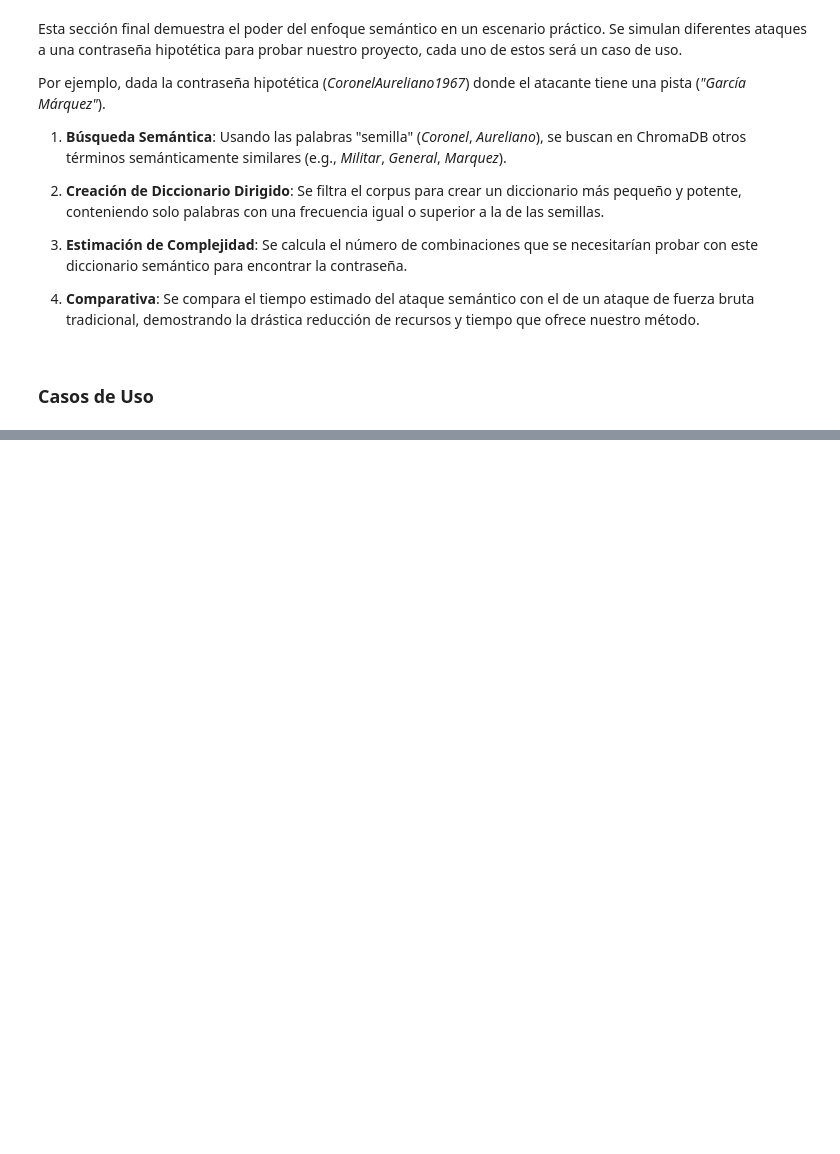
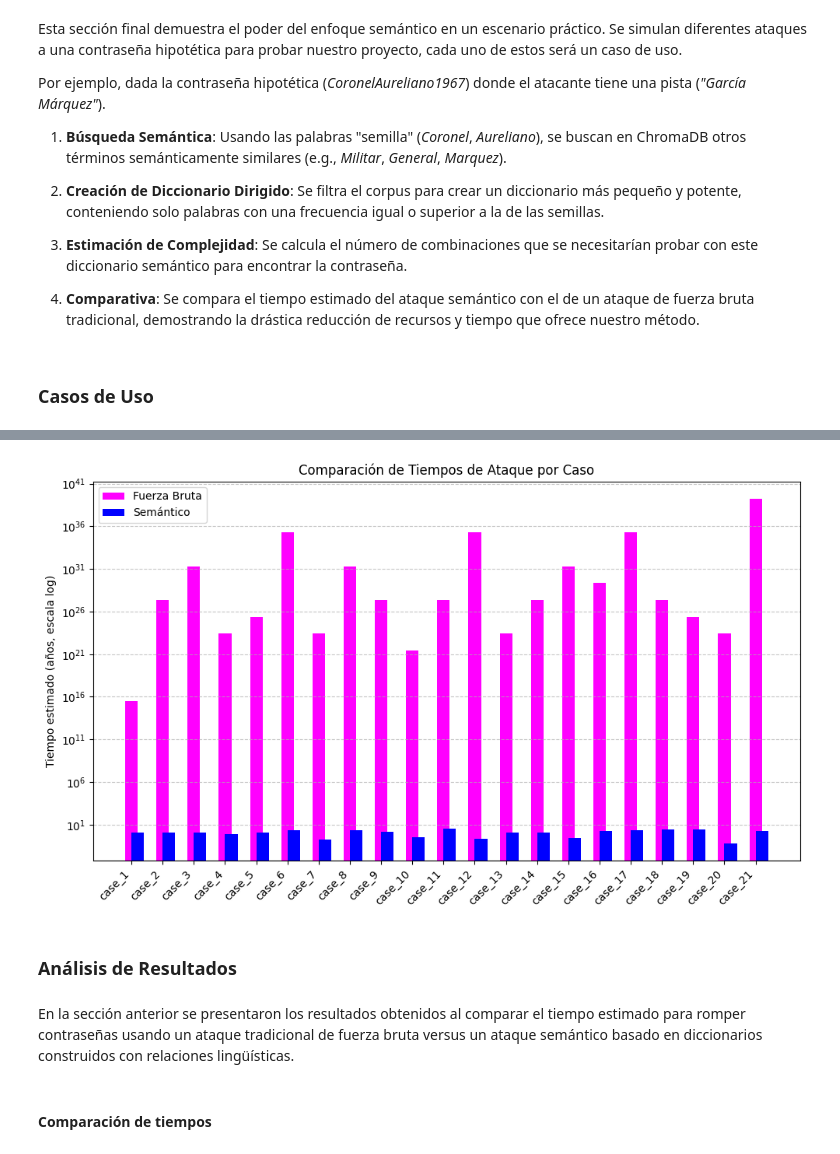
Before and after one commit to dafmontenegro/semanticdictgen-wpa2-es, a Jupyter notebook: semanticdictgen-wpa2-es.ipynb, the cells around one changed output, grey strips where cells are left out. Cells and saved outputs as stored; diff of their text form; code cells hidden in the pictures; blank space fills up the shorter version.

Commit message:
Updated results

```diff
--- a/semanticdictgen-wpa2-es.ipynb
+++ b/semanticdictgen-wpa2-es.ipynb
@@ -574,8 +668,9 @@ def generate_and_test(depth_transliterations, scope_weighted_permutations, passw
     end_time = time.time()
     return None, attempts, end_time - start_time
 # %%
+# Ejecución de simulaciones
 for key, value in simulation.items():
-    print(f"Simulación {key}:")
+    print(f"\n\n\n\n -- Simulación {key} --\n")
     print(f"Semillas: {value['seeds']}")
     print(f"Contraseña: {value['password']}")
     print(f"Target: {value['target']}")
@@ -587,7 +682,7 @@ for key, value in simulation.items():
     # Paso 1: Obtener las semillas del CORPES
     corpes_seeds = corpes_embeddings(seeds=SEEDS)
 
-    print("corpes_seeds:", corpes_seeds)
+    print("\n\ncorpes_seeds:", corpes_seeds)
 
 
     # Paso 2: Obtener las transliteraciones de las semillas
@@ -650,12 +745,23 @@ for key, value in simulation.items():
 
 
     # Resultados Esperados
-    print("---------- Resultados Esperados -------")
+    print("\n\n\n---------- Resultados Esperados -------")
     print(f"semanticdictgen-wpa2-es: {target_estimate / estimated_hash_capacity_month:.2f} meses")
     print(f"Fuerza bruta: {brute_force_estimate / estimated_hash_capacity_month:.2f} meses")
     print(f"La fuerza bruta requiere {brute_force_estimate / estimated_hash_capacity_month} más recursos que nuestro enfoque de uso de diccionario semántico.")
 
+    # Porcentaje de mejora (tiempo que ahorra tu método respecto a fuerza bruta)
+    improvement = 100 * (1 - (target_estimate / brute_force_estimate))
+    print(f"🔍 Mejora estimada: {improvement:.2f}% más eficiente que fuerza bruta")
 
+    results.append({
+        "caso": { key: value},
+        "semántico_meses": target_estimate / estimated_hash_capacity_month,
+        "fuerza_bruta_meses": brute_force_estimate / estimated_hash_capacity_month
+    })
+
+
+    '''    Encontrar contraseña: // Descomentar para ejecutar el ataque real -> ¡Ojo! Durará muuuuuchísimo tiempo
     # Paso 12: Ejecutar el ataque real
     print("Iniciando búsqueda de contraseña...")
     found_password, attempts, time_taken = generate_and_test(
@@ -679,3 +785,6 @@ for key, value in simulation.items():
     estimated_hash_capacity_day = 50000 * 60 * 60 * 24
     print(f"\nTiempo estimado para fuerza bruta: {brute_force_estimate / estimated_hash_capacity_day:.2f} días")
     print("-" * 25 + "\n")
+    '''
+
+print(f"\n\n\n✔ Total de simulaciones ejecutadas: {len(simulation)}")
@@ -681,0 +864,31 @@ for key, value in simulation.items():
+# %%
+import matplotlib.pyplot as plt
+import numpy as np
+
+casos = tablaComparativa["Caso"]
+brute_times = tablaComparativa["Fuerza Bruta (años)"]
+semantic_times = tablaComparativa["Semántico (años)"]
+
+x = range(len(casos))
+
+plt.figure(figsize=(10, 6))
+plt.bar(x, brute_times, width=0.4, label='Fuerza Bruta', align='center', color='fuchsia')
+plt.bar(x, semantic_times, width=0.4, label='Semántico', align='edge', color='blue')
+
+plt.yscale("log")
+plt.xticks(x, casos, rotation=45, ha="right")
+plt.ylabel("Tiempo estimado (años, escala log)")
+plt.title("Comparación de Tiempos de Ataque por Caso")
+plt.legend()
+plt.grid(axis='y', linestyle='--', alpha=0.7, which="both")
+plt.tight_layout()
+plt.show()
+# %% [output]
+[figure, added]
+# %% [markdown]
+### Análisis de Resultados
+# %% [markdown]
+
+En la sección anterior se presentaron los resultados obtenidos al comparar el tiempo estimado para romper contraseñas usando un ataque tradicional de fuerza bruta versus un ataque semántico basado en diccionarios construidos con relaciones lingüísticas.
+# %% [markdown]
+#### Comparación de tiempos
```
Also changed, not shown: parts of 26 cells of this notebook.
